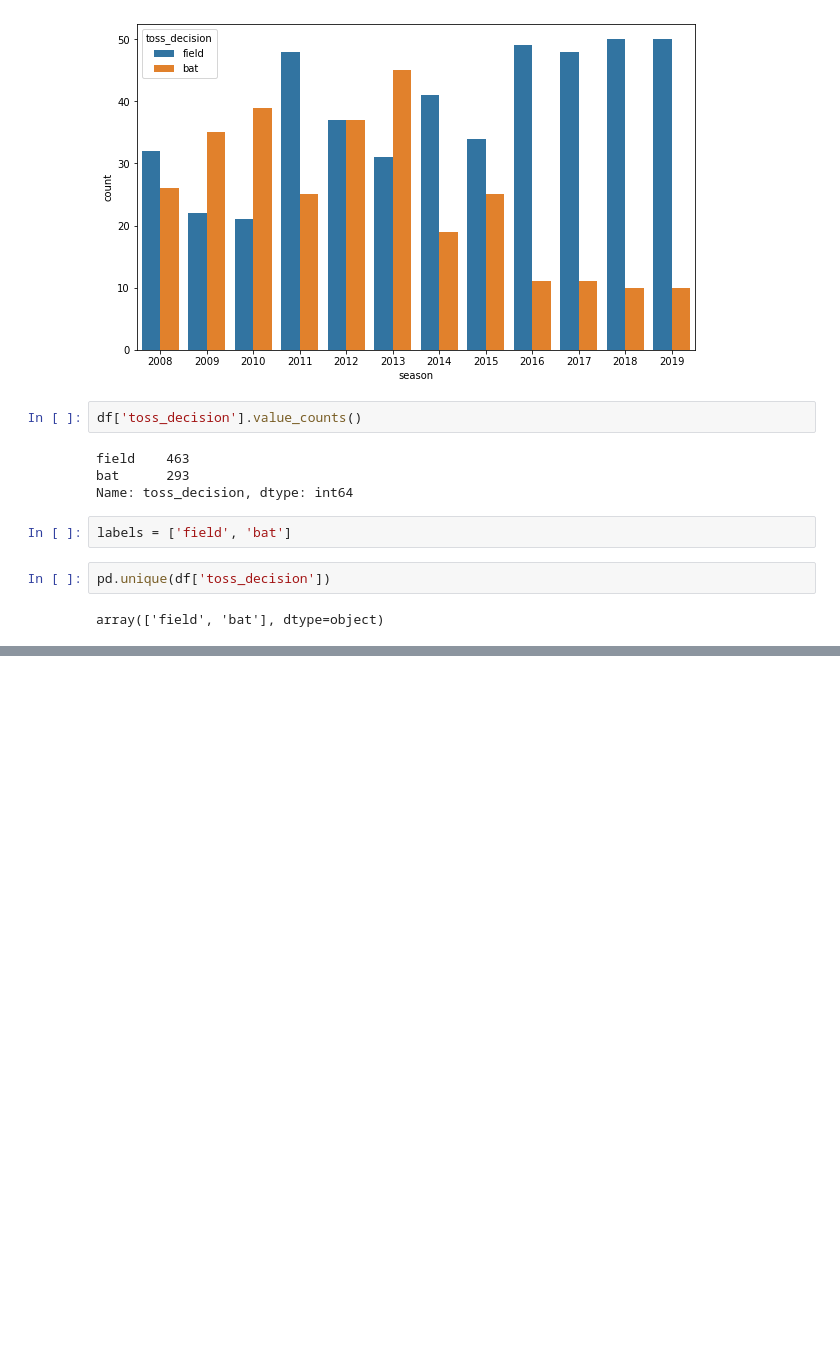
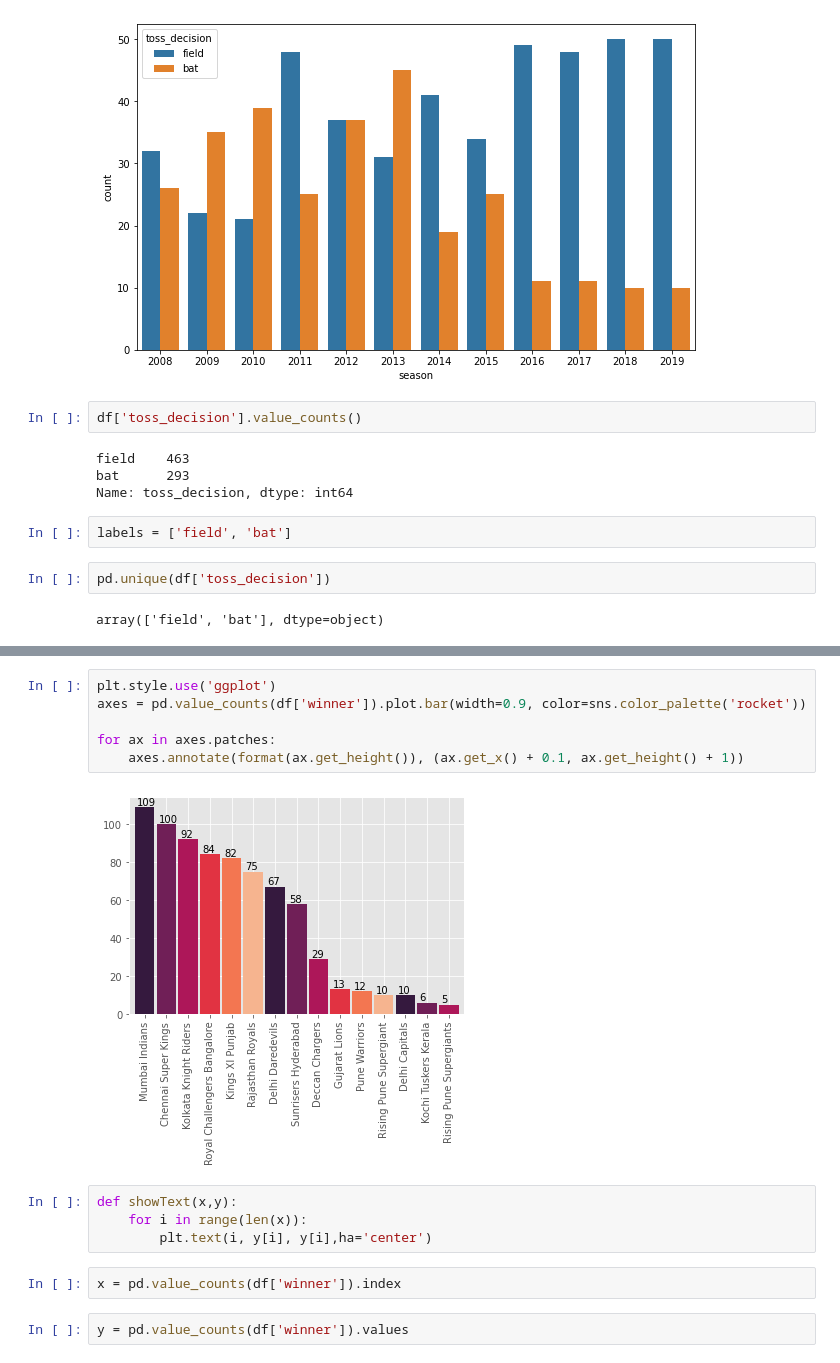
Before and after one commit to ravi4all/ML_May_WE_22, a Jupyter notebook: Data Analysis/IPL_DataAnalysis.ipynb, the cells around one changed output, grey strips where cells are left out. Drawn from its saved outputs; the diff is of its cells as text; blank space fills up the shorter version.

```diff
--- a/Data Analysis/IPL_DataAnalysis.ipynb
+++ b/Data Analysis/IPL_DataAnalysis.ipynb
@@ -205,0 +225,16 @@ array(['field', 'bat'], dtype=object)
+# %%
+plt.style.use('ggplot')
+axes = pd.value_counts(df['winner']).plot.bar(width=0.9, color=sns.color_palette('rocket'))
+
+for ax in axes.patches:
+    axes.annotate(format(ax.get_height()), (ax.get_x() + 0.1, ax.get_height() + 1))
+# %% [output]
+[figure, added]
+# %%
+def showText(x,y):
+    for i in range(len(x)):
+        plt.text(i, y[i], y[i],ha='center')
+# %%
+x = pd.value_counts(df['winner']).index
+# %%
+y = pd.value_counts(df['winner']).values
```
Also changed, not shown: parts of 2 cells of this notebook.
